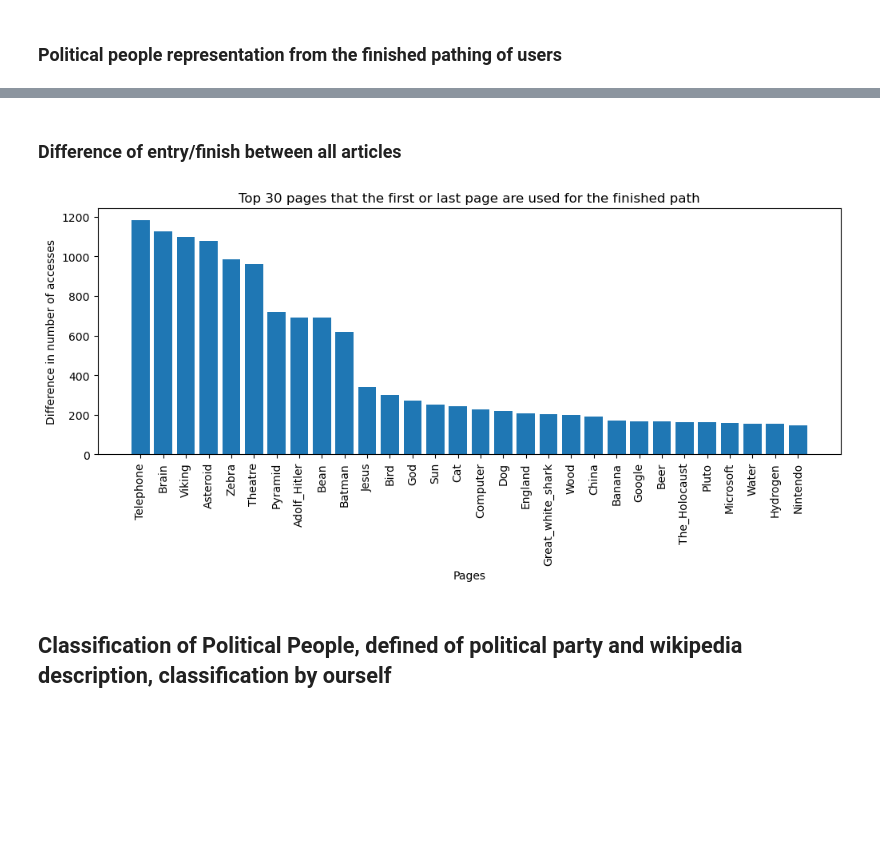
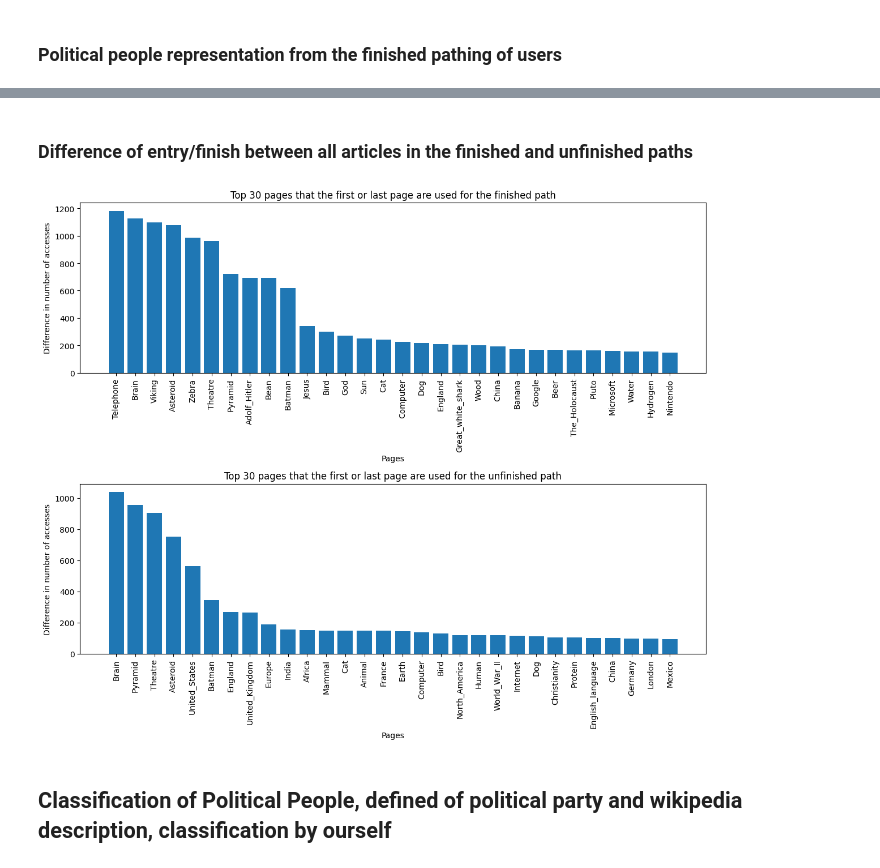
Before and after one commit to epfl-ada/ada-2023-project-miaoumiaou, a Jupyter notebook: Visualisation_wiki.ipynb, the cells around one changed output, grey strips where cells are left out. Cells and saved outputs as stored; diff of their text form; code cells hidden in the pictures; blank space fills up the shorter version.

```diff
--- a/Visualisation_wiki.ipynb
+++ b/Visualisation_wiki.ipynb
@@ -137,0 +118,18 @@ print(internal_paths_count)
+# %%
+all_paths_unfinished = unfinished_path['path_start'].apply(lambda x: x.split(';'))
+
+#Keeping the start and end path and transforming into a dictionnary
+paths_flat_unfinished = [path for sublist in all_paths_unfinished for path in sublist]
+paths_count_unfinished = pd.Series(paths_flat_unfinished).value_counts().to_dict()
+paths_count_unfinished.pop("<") # we remove the backward symbol
+
+
+#Get rid of the first and last element
+internal_paths_unfinished= all_paths_unfinished.apply(lambda x: x[1:-1] if len(x) > 2 else [])
+internal_paths_flat_unfinished = [path for sublist in internal_paths_unfinished for path in sublist]
+internal_paths_count_unfinished = pd.Series(internal_paths_flat_unfinished).value_counts().to_dict()
+internal_paths_count_unfinished.pop("<")
+
+print(paths_count_unfinished)
+
+print(internal_paths_count_unfinished)
@@ -256,24 +360,46 @@ Median difference between the full path and the inner path:  20.0
 # %% [markdown]
-### Difference of entry/finish between all articles
+### Difference of entry/finish between all articles in the finished and unfinished paths
 # %%
-path_diff_dict = {}
+path_diff_dict_fin = {}
+path_diff_dict_unfin = {}
 
 #Making a dict that contains the diff in access between the paths and the internal paths
 for key in paths_count:
     if key in internal_paths_count:
-        path_diff_dict[key] = paths_count[key] - internal_paths_count[key]
+        path_diff_dict_fin[key] = paths_count[key] - internal_paths_count[key]
 
-sorted_diff = sorted(path_diff_dict.items(), key=lambda x: abs(x[1]), reverse=True)
-sorted_diff = dict(sorted_diff[0:30])
-plt.figure(figsize=(12, 4))
-plt.bar(sorted_diff.keys(), sorted_diff.values())
-plt.xlabel('Pages')
-plt.ylabel('Difference in number of accesses')
-plt.xticks(rotation=90)
-plt.title('Top 30 pages that the first or last page are used for the finished path')
+for key in paths_count_unfinished:
+    if key in internal_paths_count_unfinished:
+        path_diff_dict_unfin[key] = paths_count_unfinished[key] - internal_paths_count_unfinished[key]
+
+
+sorted_diff_fin = sorted(path_diff_dict_fin.items(), key=lambda x: abs(x[1]), reverse=True)
+sorted_diff_fin = dict(sorted_diff_fin[0:30])
+sorted_diff_unfin = sorted(path_diff_dict_unfin.items(), key=lambda x: abs(x[1]), reverse=True)
+sorted_diff_unfin = dict(sorted_diff_unfin[0:30])
+
+# subplots parts:
+fig, (ax1, ax2) = plt.subplots(2, 1, figsize=(12, 10))
+
+# first subplot for the finished path
+ax1.bar(sorted_diff_fin.keys(), sorted_diff_fin.values())
+ax1.set_xlabel('Pages')
+ax1.set_ylabel('Difference in number of accesses')
+ax1.set_xticklabels(sorted_diff_fin.keys(), rotation=90)
+ax1.set_title('Top 30 pages that the first or last page are used for the finished path')
+
+# second subplot for the unfinished path
+ax2.bar(sorted_diff_unfin.keys(), sorted_diff_unfin.values())
+ax2.set_xlabel('Pages')
+ax2.set_ylabel('Difference in number of accesses')
+ax2.set_xticklabels(sorted_diff_unfin.keys(), rotation=90)
+ax2.set_title('Top 30 pages that the first or last page are used for the unfinished path')
+
+
+plt.tight_layout()
 plt.show()
 # %% [output]
-[figure, old version]
+[figure, new version]
 # %% [markdown]
 ## Classification of Political People, defined of political party and wikipedia description, classification by ourself
 # %%
```
Also changed, not shown: parts of 29 cells of this notebook.
